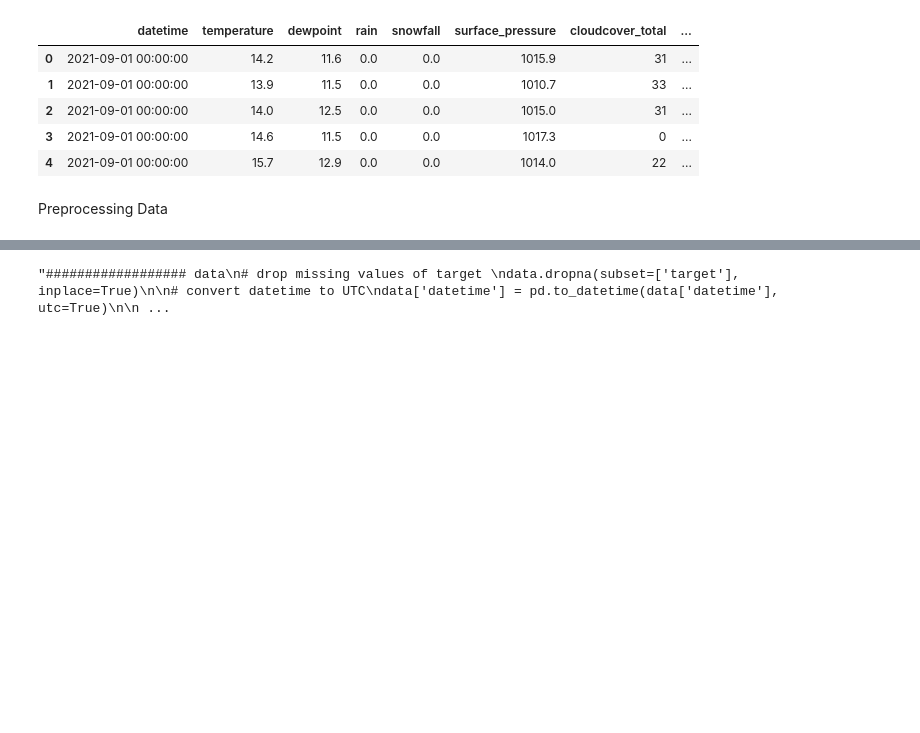
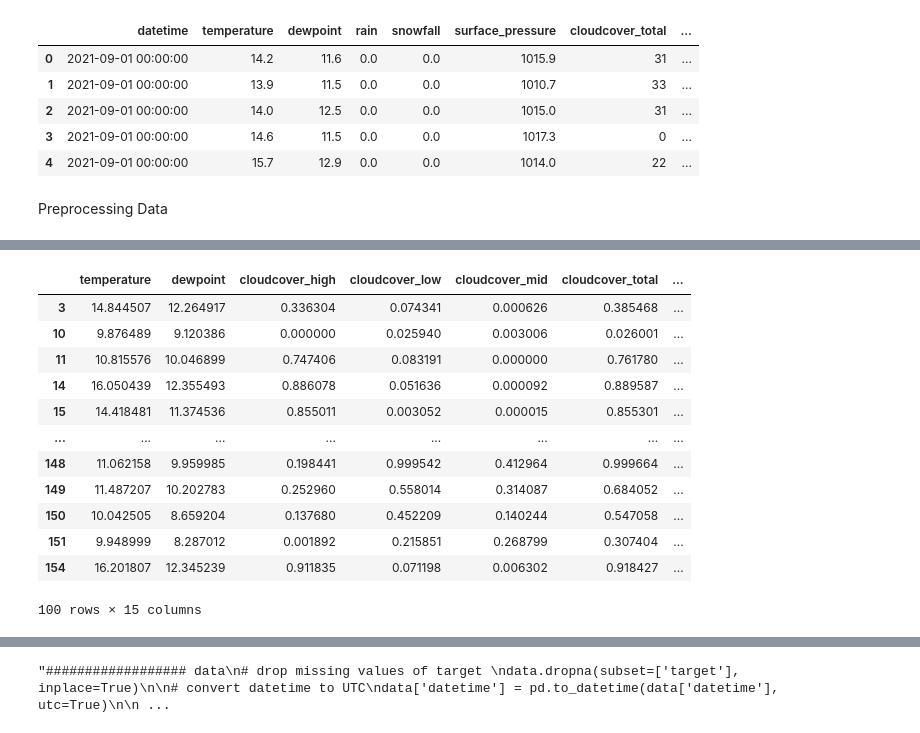
Before and after one commit to jackren0000/Enefit---Predict-Energy-Behavior-of-Prosumers, a Jupyter notebook: predict-energy-behavior-of-prosumers.ipynb, the cells around one changed output, grey strips where cells are left out. Drawn from its saved outputs; the diff is of its cells as text; code cells hidden in the pictures; blank space fills up the shorter version.

Commit message:
Kaggle Notebook | predict-energy-behavior-of-prosumers-main | Version 12

```diff
--- a/predict-energy-behavior-of-prosumers.ipynb
+++ b/predict-energy-behavior-of-prosumers.ipynb
@@ -47,7 +48,7 @@ for dirpath, dirnames, filenames in os.walk(DATA_DIR):
 /kaggle/input/predict-energy-behavior-of-prosumers/enefit/competition.cpython-310-x86_64-linux-gnu.so
 /kaggle/input/predict-energy-behavior-of-prosumers/enefit/__init__.py
 # %%
-# read the CSV files into DataFrames
+#### read the CSV files into DataFrames
 train = pd.read_csv(os.path.join(DATA_DIR, "train.csv"))
 gas_df = pd.read_csv(os.path.join(DATA_DIR, "gas_prices.csv"))
 electricity_df = pd.read_csv(os.path.join(DATA_DIR, "electricity_prices.csv"))
@@ -56,4 +57,5 @@ fw_df = pd.read_csv(os.path.join(DATA_DIR, "forecast_weather.csv"))
 hw_df = pd.read_csv(os.path.join(DATA_DIR, "historical_weather.csv"))
 
 # read a file from a different directory
-# locations = pd.read_csv("/kaggle/input/fabiendaniels-mapping-locations-and-county-codes/county_lon_lats.csv")
+# see how this data is generated: https://www.kaggle.com/jackren000/mapping-locations-and-county-code/edit
+locations = pd.read_csv("/kaggle/input/county-lon-lats/county_lon_lats.csv")
@@ -118,0 +181,39 @@ Preprocessing Data
+# %%
+################## forecast_weather
+# round 'latitude' and 'longitude' to 1 decimal place
+fw_df[['latitude', 'longitude']] = fw_df[['latitude', 'longitude']].astype(float).round(1)
+
+# merge 'forecast_weather' with 'locations' on coordinates to add county information
+fw_df = fw_df.merge(locations, how='left', on=['longitude', 'latitude'])
+
+# drop missing values
+fw_df.dropna(axis=0, inplace=True)
+
+# convert the 'county' column to integer data type
+fw_df['county'] = fw_df['county'].astype('int64')
+
+# drop the specified columns as they are not needed for further analysis
+# latitude and longitude are used for mapping the county codes
+fw_df.drop(['origin_datetime', 'latitude', 'longitude', 'hours_ahead', 'data_block_id'], axis=1, inplace=True)
+
+# rename the 'forecast_datetime' column to 'datetime' for consistency with other datasets
+fw_df.rename(columns={'forecast_datetime': 'datetime'}, inplace=True)
+
+# convert the 'datetime' column to UTC
+fw_df['datetime'] = pd.to_datetime(fw_df['datetime'], utc=True)
+# %%
+fw_df.head(100)
+# %% [output]
+|  | temperature | dewpoint | cloudcover_high | cloudcover_low | cloudcover_mid | cloudcover_total | ... |
+| 3 | 14.844507 | 12.264917 | 0.336304 | 0.074341 | 0.000626 | 0.385468 | ... |
+| 10 | 9.876489 | 9.120386 | 0.000000 | 0.025940 | 0.003006 | 0.026001 | ... |
+| 11 | 10.815576 | 10.046899 | 0.747406 | 0.083191 | 0.000000 | 0.761780 | ... |
+| 14 | 16.050439 | 12.355493 | 0.886078 | 0.051636 | 0.000092 | 0.889587 | ... |
+| 15 | 14.418481 | 11.374536 | 0.855011 | 0.003052 | 0.000015 | 0.855301 | ... |
+| ... | ... | ... | ... | ... | ... | ... | ... |
+| 148 | 11.062158 | 9.959985 | 0.198441 | 0.999542 | 0.412964 | 0.999664 | ... |
+| 149 | 11.487207 | 10.202783 | 0.252960 | 0.558014 | 0.314087 | 0.684052 | ... |
+| 150 | 10.042505 | 8.659204 | 0.137680 | 0.452209 | 0.140244 | 0.547058 | ... |
+| 151 | 9.948999 | 8.287012 | 0.001892 | 0.215851 | 0.268799 | 0.307404 | ... |
+| 154 | 16.201807 | 12.345239 | 0.911835 | 0.071198 | 0.006302 | 0.918427 | ... |
+100 rows × 15 columns
```
Also changed, not shown: parts of 25 cells of this notebook.
